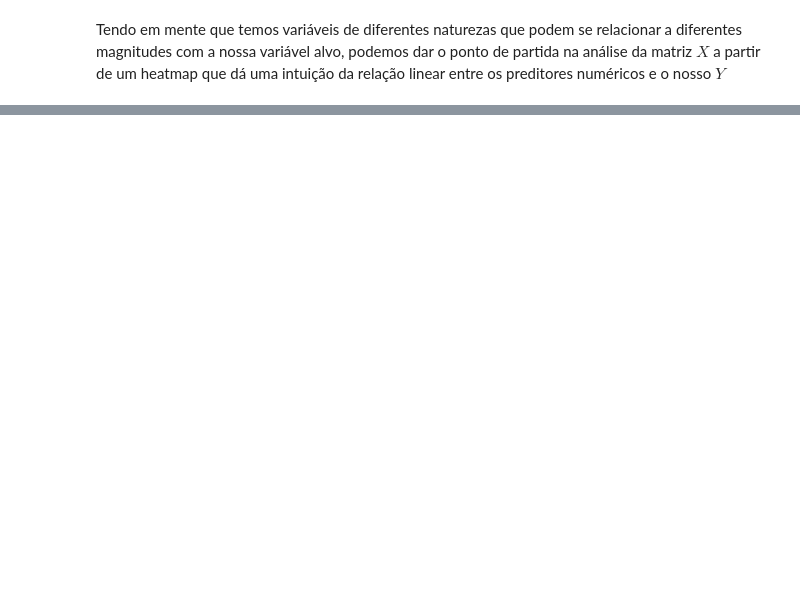
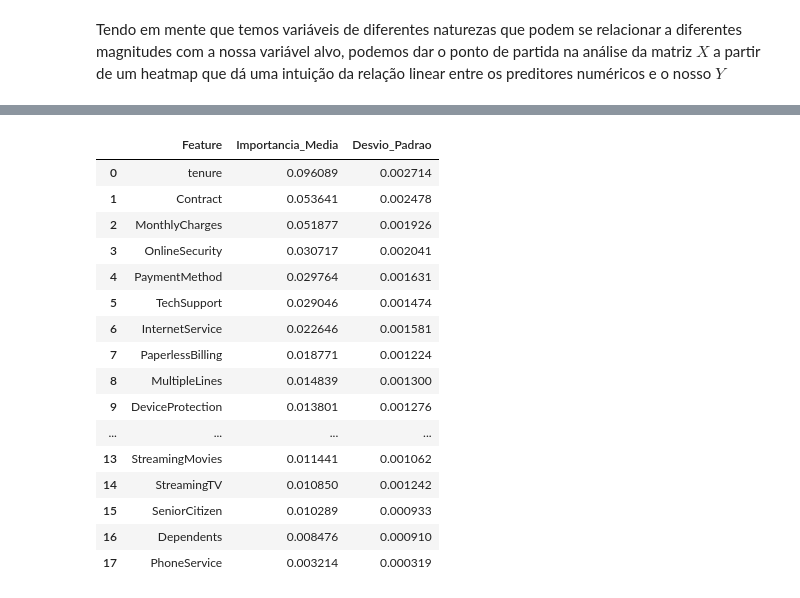
Before and after one commit to zf0rest/telco-churn-benchmark, a Jupyter notebook: notebooks/exploring.ipynb, the cells around one changed output, grey strips where cells are left out. Drawn from its saved outputs; the diff is of its cells as text; code cells hidden in the pictures; blank space fills up the shorter version.

```diff
--- a/notebooks/exploring.ipynb
+++ b/notebooks/exploring.ipynb
@@ -325,0 +333,21 @@ dtype: int64
+# %%
+df_exploratorio = database.copy() #criando uma cópia só pra fazermos o feature selection
+
+# Identificando as colunas de texto e as transformando em inteiro (Label Encoding)
+cols_texto = df_exploratorio.select_dtypes(include=['object']).columns
+df_exploratorio[cols_texto] = df_exploratorio[cols_texto].apply(lambda x: pd.factorize(x)[0])
+
+X_exp = df_exploratorio.drop('Churn', axis=1)
+y_exp = df_exploratorio['Churn']
+
+# Treinando a Random Forest de rascunho pra realizarmos feature selection
+rf_exp = RandomForestClassifier(n_estimators=100, max_depth=10, random_state=42) #modelo baseline para feature selection
+rf_exp.fit(X_exp, y_exp)
+
+df_importancia = (
+    pd.DataFrame({
+        'Feature': X_exp.columns,
+        'Gini': rf_exp.feature_importances_
+    }).sort_values(by='Gini', ascending=False).reset_index(drop=True))
+
+df_importancia
@@ -325,0 +374,30 @@ dtype: int64
+# %%
+# n_repeats=20 garante que o embaralhamento seja testado 20 vezes para ter significância estatística
+
+resultado_permutacao = permutation_importance(rf_exp, X_exp, y_exp, n_repeats=20, random_state=147, n_jobs=-1)
+df_importancia_justa = (
+    pd.DataFrame({'Feature': X_exp.columns,
+        'Importancia_Media': resultado_permutacao.importances_mean,
+        'Desvio_Padrao': resultado_permutacao.importances_std})
+        .sort_values(by='Importancia_Media', ascending=False)
+        .reset_index(drop=True))
+
+df_importancia_justa
+# %% [output]
+|  | Feature | Importancia_Media | Desvio_Padrao |
+| 0 | tenure | 0.096089 | 0.002714 |
+| 1 | Contract | 0.053641 | 0.002478 |
+| 2 | MonthlyCharges | 0.051877 | 0.001926 |
+| 3 | OnlineSecurity | 0.030717 | 0.002041 |
+| 4 | PaymentMethod | 0.029764 | 0.001631 |
+| 5 | TechSupport | 0.029046 | 0.001474 |
+| 6 | InternetService | 0.022646 | 0.001581 |
+| 7 | PaperlessBilling | 0.018771 | 0.001224 |
+| 8 | MultipleLines | 0.014839 | 0.001300 |
+| 9 | DeviceProtection | 0.013801 | 0.001276 |
+| ... | ... | ... | ... |
+| 13 | StreamingMovies | 0.011441 | 0.001062 |
+| 14 | StreamingTV | 0.010850 | 0.001242 |
+| 15 | SeniorCitizen | 0.010289 | 0.000933 |
+| 16 | Dependents | 0.008476 | 0.000910 |
+| 17 | PhoneService | 0.003214 | 0.000319 |
```
Also changed, not shown: parts of 27 cells of this notebook, 6 other files.
